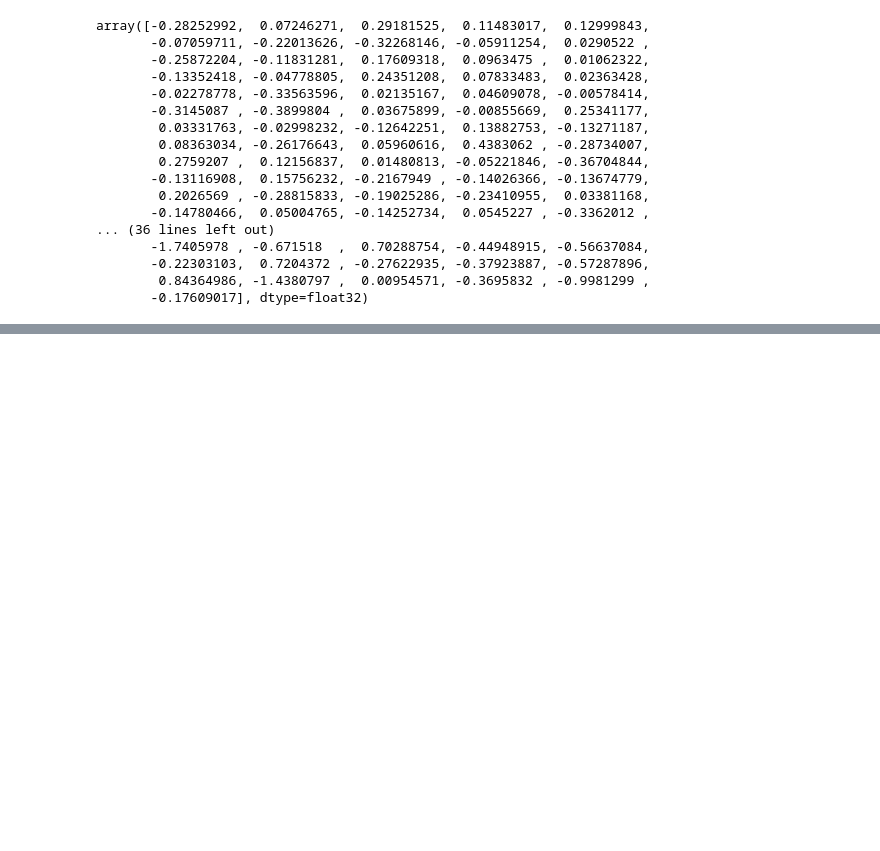
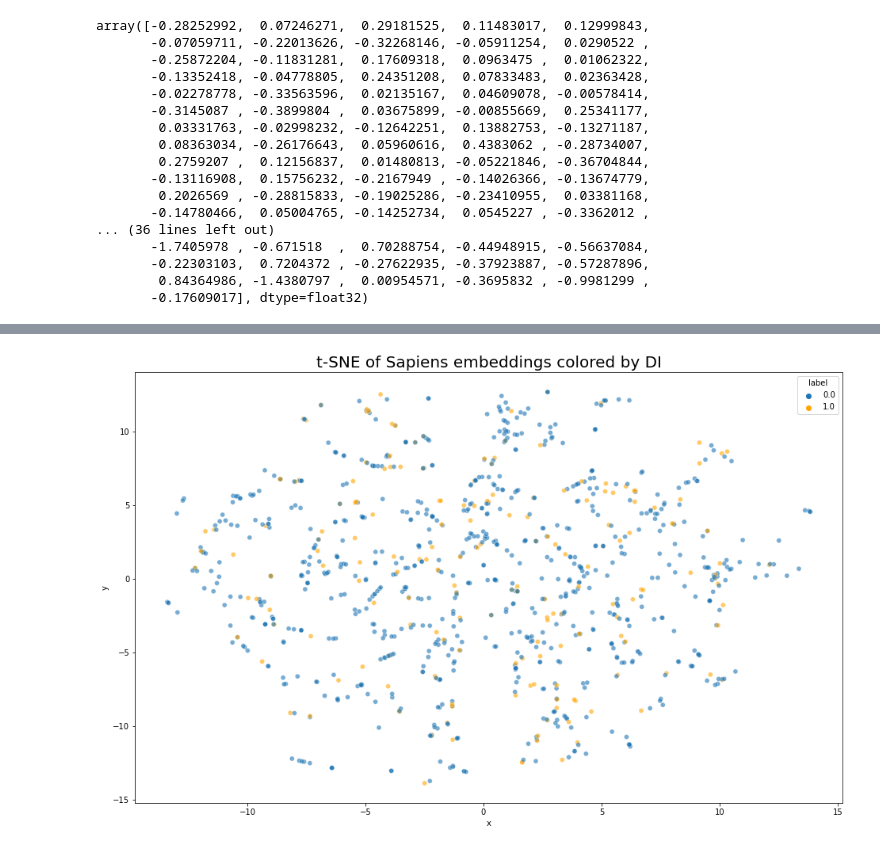
Before and after one commit to kvetab/di-pred, a Jupyter notebook: notebooks/data_processing/12-sapiens-embeddings.ipynb, the cells around one changed output, grey strips where cells are left out. Cells and saved outputs as stored; diff of their text form; code cells hidden in the pictures; blank space fills up the shorter version.

```diff
--- a/notebooks/data_processing/12-sapiens-embeddings.ipynb
+++ b/notebooks/data_processing/12-sapiens-embeddings.ipynb
@@ -138,0 +149,28 @@ embeddings_tap.to_feather(path.join(DATA_DIR, "tap/embeddings/sapiens/sapiens_ta
+# %%
+def calculate_tsne(
+    x, components, perplexity, n_iter=300, metric="euclidean"
+):
+    tsne = TSNE(n_components=components, verbose=1, perplexity=perplexity, n_iter=n_iter, metric=metric)
+    X_embedded = tsne.fit_transform(x)
+
+    return X_embedded
+# %%
+def plot_transformed(x_pc, y, comp_to_plot=[0,1], title=None, palette=['#1f76b4','orange']):
+    df = pd.DataFrame()
+    df['x'] = x_pc[:,comp_to_plot[0]]
+    df['y'] = x_pc[:,comp_to_plot[1]]
+    df["label"] = y
+    plt.figure(figsize=(16,10))
+    sns.scatterplot(
+        x="x", y="y",
+        hue="label",
+        data=df,
+        #legend="full",
+        alpha=0.6,
+        palette=palette
+    )
+    if title:
+        plt.title(title, fontsize=20)
+    plt.show()
+# %%
+tsne_tr = calculate_tsne(embeddings.drop(["Y", "Ab_ID"], axis=1), components=3, perplexity=8)
@@ -138,0 +186,4 @@ embeddings_tap.to_feather(path.join(DATA_DIR, "tap/embeddings/sapiens/sapiens_ta
+# %%
+plot_transformed(tsne_tr, embeddings["Y"], [0, 1], "t-SNE of Sapiens embeddings colored by DI")
+# %% [output]
+[figure, added]
```
Also changed, not shown: parts of 16 cells of this notebook.
